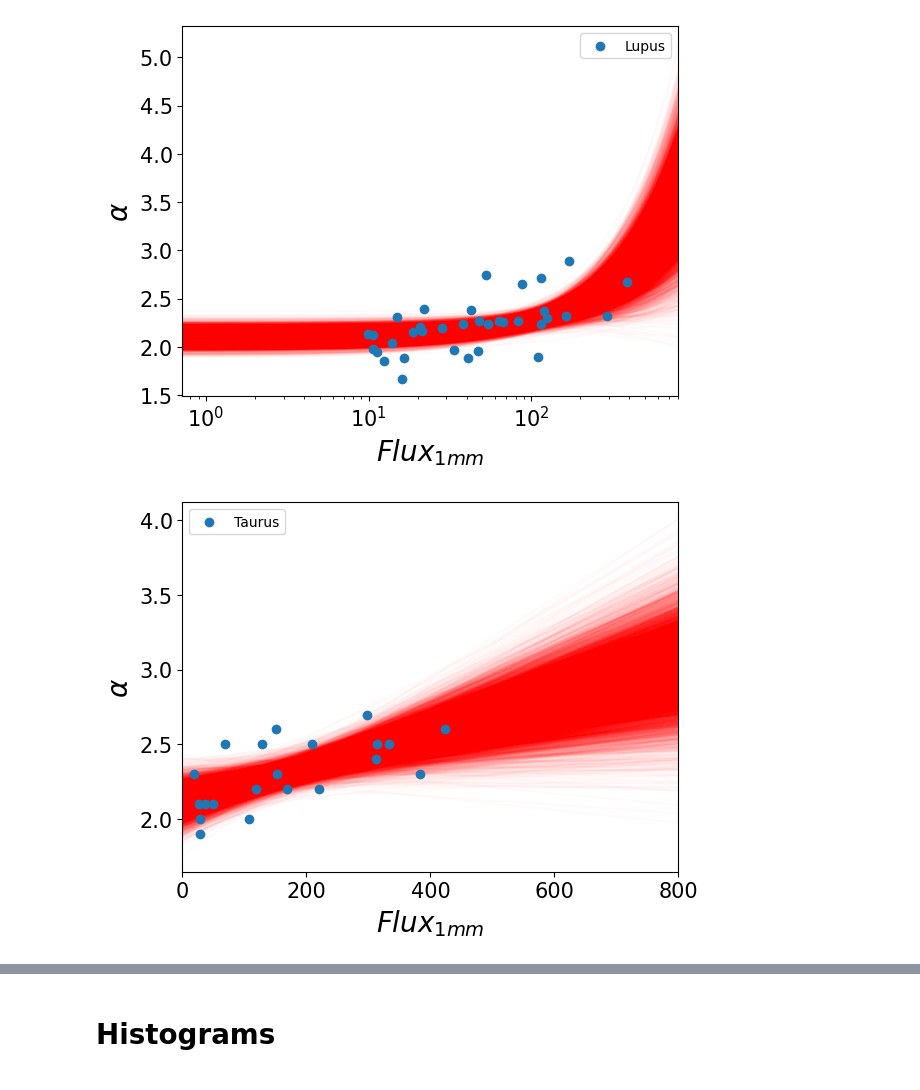
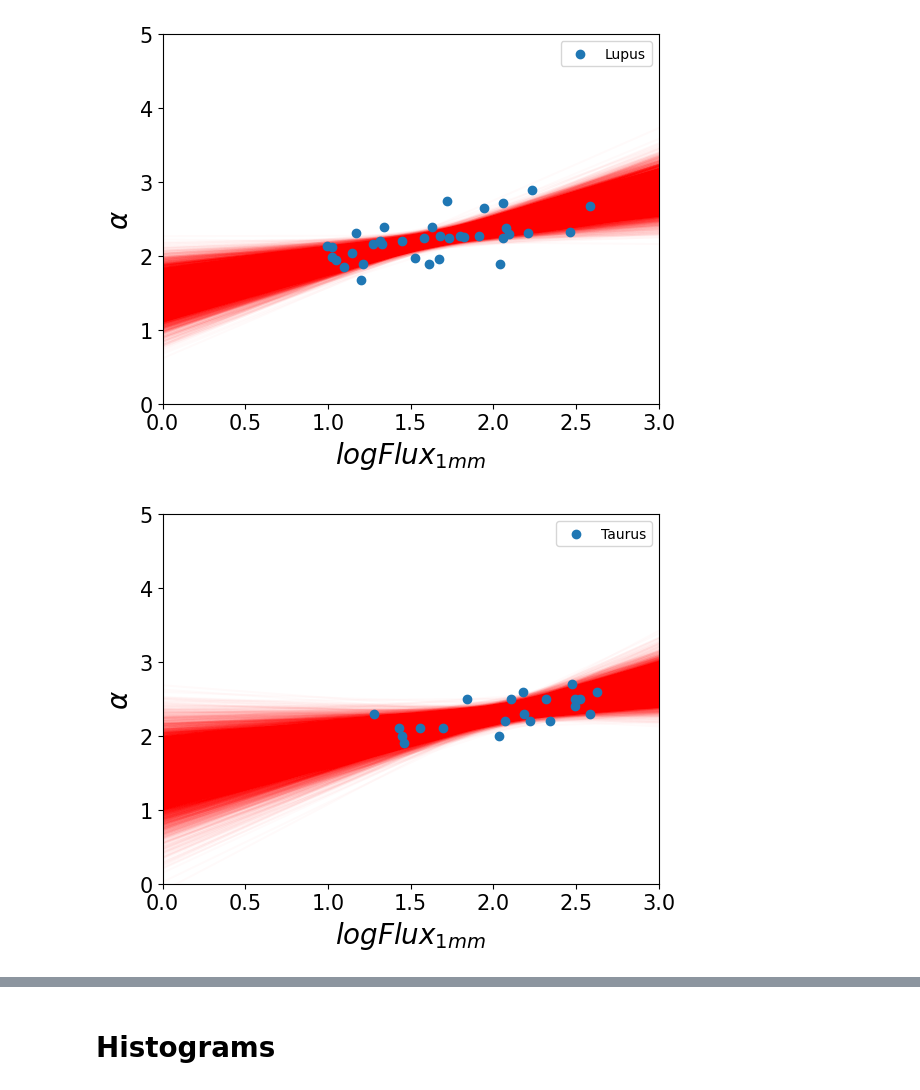
Before and after one commit to Maurone7/Upper-Sco-2022, a Jupyter notebook: linmix_fluxes_alpha.ipynb, the cells around one changed output, grey strips where cells are left out. Drawn from its saved outputs; the diff is of its cells as text; code cells hidden in the pictures.

```diff
--- a/linmix_fluxes_alpha.ipynb
+++ b/linmix_fluxes_alpha.ipynb
@@ -5,10 +5,16 @@ import numpy as np
 from scipy.stats import norm, ks_2samp
 import random
 
-from Cumulative_spectral_indices import flux_list_ophiucus_ricci_1mm, spectral_index_ophiucus, ricci_taurus_fluxes_1mm, spectral_indices_taurus, flux_barenfeld_0_88mm_updated, spectral_index_upper_sco, flux_lupus_1_mm, tazzari_lupus_spectral_indices
+from data_file import flux_list_2_87mm_garrett, ricci_ophiuchi_flux_3_3mm
+from Cumulative_spectral_indices import flux_list_ophiucus_ricci_1mm, spectral_index_ophiucus, ricci_taurus_fluxes_1mm, spectral_indices_taurus, flux_barenfeld_0_88mm_updated, spectral_index_upper_sco, flux_lupus_1_mm, tazzari_lupus_spectral_indices, matching_fluxes_ricci_ophiucus_3MM_1mm, matching_fluxes_ricci_ophiucus_3mm_1MM, tazzari_lupus_flux
 
-xsig = [0] * 99
-ysig = [0] * 99
+xsig = [0.2] * 99
+ysig = [0.2] * 99
+
+log_flux_barenfeld_0_88mm_updated = [np.log10(x) for x in flux_barenfeld_0_88mm_updated]
+log_ricci_taurus_fluxes_1mm = [np.log10(x) for x in ricci_taurus_fluxes_1mm]
+log_flux_list_ophiucus_ricci_1mm = [np.log10(x) for x in flux_list_ophiucus_ricci_1mm]
+log_flux_lupus_1_mm = [np.log10(x) for x in flux_lupus_1_mm]
 # %% [output]
 [figure]
 Sources            SpT    log(T_{star}/K)    Distance             log frac{l_{\star}}{L_{\odot}}    Stellar mass (M_{\star})
@@ -52,7 +58,7 @@ total_sample_data = region_data()
 # %%
 fig, ax = plt.subplots()
 
-lm = linmix.LinMix(flux_list_ophiucus_ricci_1mm, spectral_index_ophiucus, xsig[:len(flux_list_ophiucus_ricci_1mm)], ysig[:len(flux_list_ophiucus_ricci_1mm)], K=2)
+lm = linmix.LinMix(log_flux_list_ophiucus_ricci_1mm, spectral_index_ophiucus, xsig[:len(flux_list_ophiucus_ricci_1mm)], ysig[:len(flux_list_ophiucus_ricci_1mm)], K=2)
 lm.run_mcmc(silent=True)
 
 ophiucus_slope_flux_alpha = []
@@ -69,12 +75,14 @@ for i in range(0, 10000):
     ophiucus_y_intercept_flux_alpha.append(lm.chain[i]['alpha'])
     ophiucus_scatter.append(lm.chain[i]['sigsqr'])
 
-plt.scatter(flux_list_ophiucus_ricci_1mm, spectral_index_ophiucus, label='Ophiucus', color='b', zorder=1)
+plt.scatter(log_flux_list_ophiucus_ricci_1mm, spectral_index_ophiucus, label='Ophiucus', color='b', zorder=1)
+plt.errorbar(log_flux_list_ophiucus_ricci_1mm, spectral_index_ophiucus, yerr=ysig[:len(flux_list_ophiucus_ricci_1mm)], ls='none', zorder=1)
 
 
-plt.xlabel('$Flux_{1mm}$', fontsize=20), plt.ylabel(r'$\alpha$', fontsize=20)
+plt.xlabel('$log Flux_{1mm}$', fontsize=20), plt.ylabel(r'$\alpha$', fontsize=20)
 plt.legend()
-plt.xlim(xmin, xmax)
+plt.xlim(0,3)
+plt.ylim(0,5)
 ax.tick_params(which='both', labelsize=15)
 plt.show()
 # %% [output]
@@ -82,7 +90,8 @@ plt.show()
 # %%
 fig, ax = plt.subplots()
 
-lm = linmix.LinMix(flux_lupus_1_mm, tazzari_lupus_spectral_indices, xsig[:len(flux_lupus_1_mm)], ysig[:len(flux_lupus_1_mm)], K=2)
+flux_lupus_1_mm = [np.log10(x) for x in flux_lupus_1_mm]
+lm = linmix.LinMix(log_flux_lupus_1_mm, tazzari_lupus_spectral_indices, xsig[:len(flux_lupus_1_mm)], ysig[:len(flux_lupus_1_mm)], K=2)
 lm.run_mcmc(silent=True)
 
 lupus_slope_flux_alpha = []
@@ -98,44 +107,45 @@ for i in range(0, 10000):
     lupus_scatter.append(lm.chain[i]['sigsqr'])
 
 
-plt.scatter(flux_lupus_1_mm, tazzari_lupus_spectral_indices, label='Lupus', zorder=1)
+plt.scatter(log_flux_lupus_1_mm, tazzari_lupus_spectral_indices, label='Lupus', zorder=1)
 
-plt.xlabel('$Flux_{1mm}$', fontsize=20), plt.ylabel(r'$\alpha$', fontsize=20)
+plt.xlabel('$log Flux_{1mm}$', fontsize=20), plt.ylabel(r'$\alpha$', fontsize=20)
 plt.legend()
-plt.xscale('log')
-plt.xlim(xmin, xmax)
+plt.xlim(0,3)
+plt.ylim(0,5)
+
 ax.tick_params(which='both', labelsize=15)
 plt.show()
 # %% [output]
-[figure, old version]
+[figure, new version]
 # %%
 fig, ax = plt.subplots()
 
-lm = linmix.LinMix(ricci_taurus_fluxes_1mm, spectral_indices_taurus, xsig[:len(ricci_taurus_fluxes_1mm)], ysig[:len(ricci_taurus_fluxes_1mm)], K=2)
+lm = linmix.LinMix(log_ricci_taurus_fluxes_1mm, spectral_indices_taurus, xsig[:len(ricci_taurus_fluxes_1mm)], ysig[:len(ricci_taurus_fluxes_1mm)], K=2)
 lm.run_mcmc(silent=True)
 
 taurus_slope_flux_alpha = []
 taurus_y_intercept_flux_alpha = []
 taurus_scatter =[]
 
 xs = np.arange(xmin, xmax)
 for i in range(0, 10000):
     ys = lm.chain[i]['alpha'] + xs * lm.chain[i]['beta']
     plt.plot(xs, ys, color='r', alpha=0.02, zorder=0)
     taurus_slope_flux_alpha.append(lm.chain[i]['beta'])
     taurus_y_intercept_flux_alpha.append(lm.chain[i]['alpha'])
     taurus_scatter.append(lm.chain[i]['sigsqr'])
 
+plt.scatter(log_ricci_taurus_fluxes_1mm, spectral_indices_taurus, label='Taurus', zorder=1)
 
-plt.scatter(ricci_taurus_fluxes_1mm, spectral_indices_taurus, label='Taurus', zorder=1)
-
-plt.xlabel('$Flux_{1mm}$', fontsize=20), plt.ylabel(r'$\alpha$', fontsize=20)
+plt.xlabel('$log Flux_{1mm}$', fontsize=20), plt.ylabel(r'$\alpha$', fontsize=20)
 plt.legend()
-plt.xlim(xmin, xmax)
+plt.xlim(0,3)
+plt.ylim(0,5)
 ax.tick_params(which='both', labelsize=15)
 plt.show()
 # %% [output]
-[figure, old version]
+[figure, new version]
 # %%
 fig, ax = plt.subplots()
 
```
Also changed, not shown: parts of 44 cells of this notebook, 9 other files.
